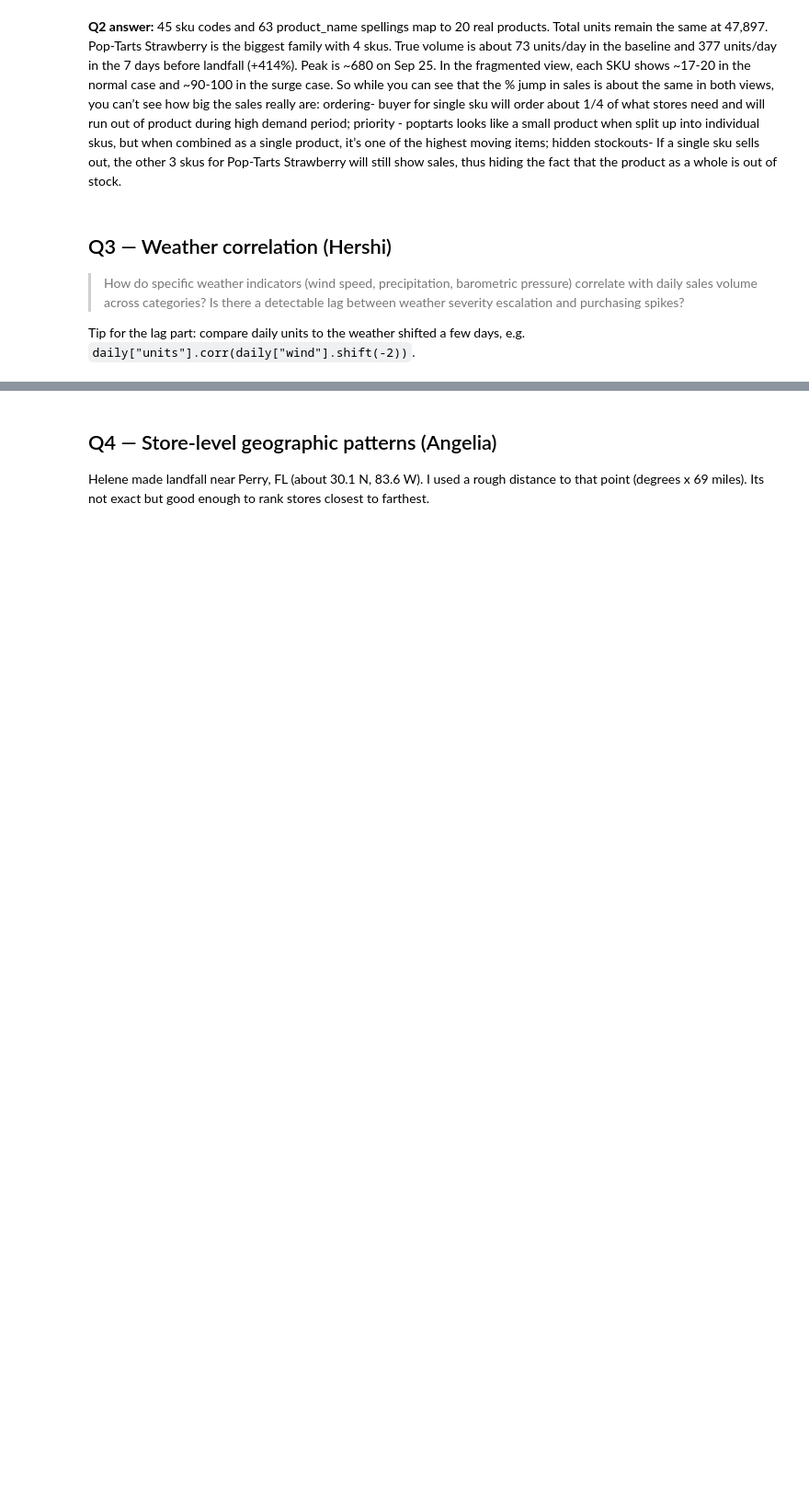
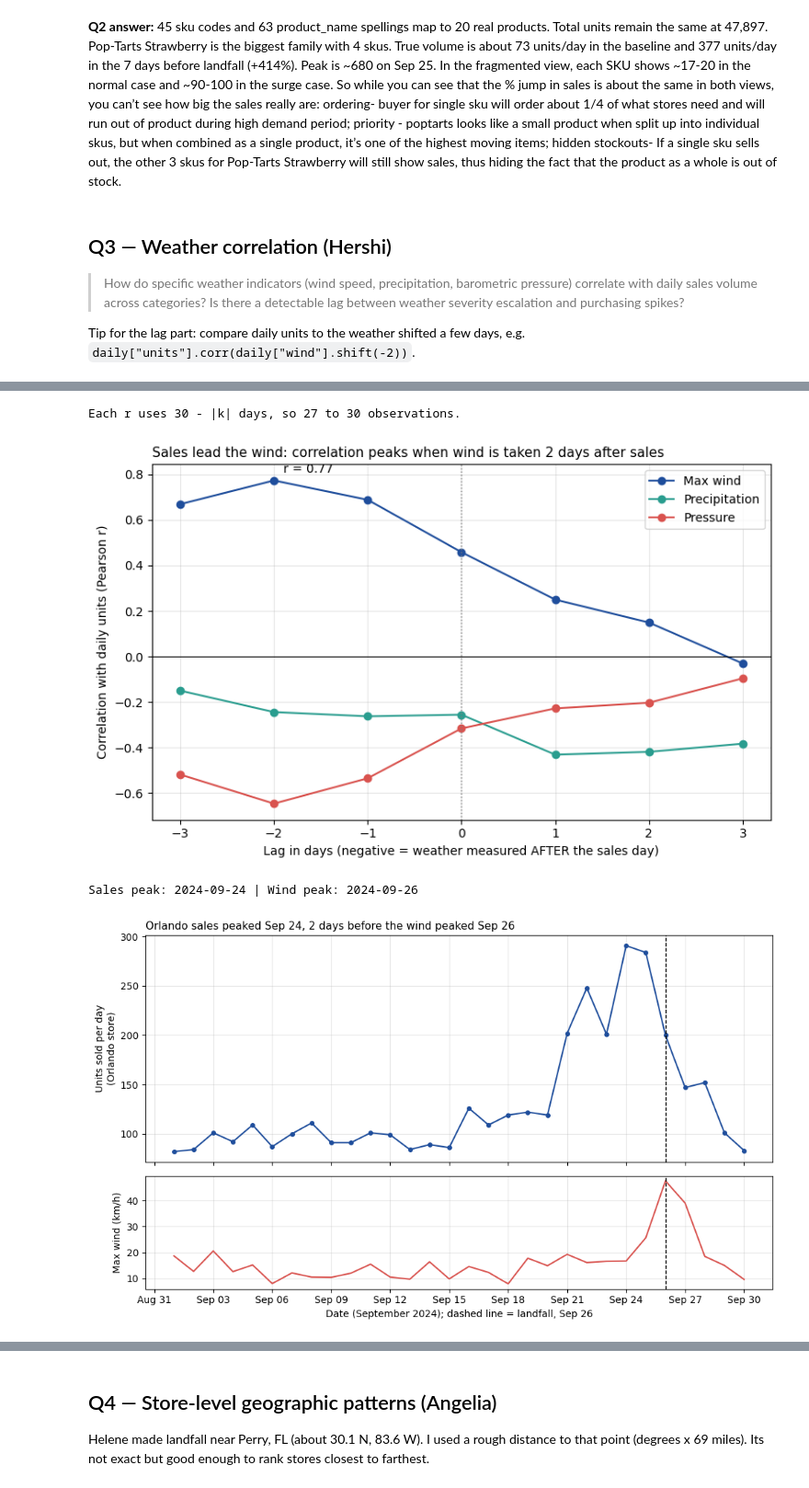
Before and after one commit to hershiaytoda/walmart-hurricane-project, a Jupyter notebook: walmart_hurricane_final.ipynb, the cells around one changed output, grey strips where cells are left out. Shown at 92% size. Saved outputs shown, nothing was run; the diff lists cells and outputs as text; code cells hidden in the pictures; blank space fills up the shorter version.

```diff
--- a/walmart_hurricane_final.ipynb
+++ b/walmart_hurricane_final.ipynb
@@ -185,0 +296,19 @@ decision_log
+# %%
+# TODO (Hershi): join daily sales to weather, check row counts
+
+daily_sales = (orlando.groupby("date")
+               .agg(units=("quantity", "sum"),
+                    revenue=("revenue", "sum"),
+                    transactions=("transaction_id", "nunique"))
+               .reset_index())
+
+daily = daily_sales.merge(weather, on="date", how="left",
+                          validate="one_to_one", indicator=True)
+
+print("Daily sales rows before join:", len(daily_sales))
+print("Rows after join:", len(daily))
+print(daily["_merge"].value_counts())
+assert len(daily) == len(daily_sales)
+assert (daily["_merge"] == "both").all()
+daily = daily.drop(columns="_merge").set_index("date")
+print("Days in correlation (n):", len(daily))
@@ -320,0 +491,51 @@ Tip for the lag part: compare daily units to the weather shifted a few days, e.g
+# %%
+# TODO (Hershi): lag analysis + chart (scatter, heatmap, or sales vs wind over time)
+# Convention: shift(k) with k>0 means weather from k days EARLIER than the sales day (weather leads).
+# k<0 means weather from later days (sales lead weather).
+
+import matplotlib.dates as mdates
+LANDFALL = pd.Timestamp("2024-09-26")   # needed by chart 3 too, in case it's also undefined
+
+lags = range(-3, 4)
+lag_tbl = pd.DataFrame({
+    "Max wind":      [daily["units"].corr(daily["windspeed_10m_max"].shift(k)) for k in lags],
+    "Precipitation": [daily["units"].corr(daily["precipitation_sum"].shift(k)) for k in lags],
+    "Pressure":      [daily["units"].corr(daily["pressure_mean_hpa"].shift(k)) for k in lags],
+}, index=pd.Index(list(lags), name="lag_days (+ = weather leads sales)"))
+display(lag_tbl.round(2))
+print("Each r uses 30 - |k| days, so 27 to 30 observations.")
+
+# Chart 2: lag profile as lines
+best = lag_tbl["Max wind"].idxmax()
+fig, ax = plt.subplots(figsize=(8, 5))
+for col, c in zip(lag_tbl.columns, ["#1f4e9c", "#2a9d8f", "#d9534f"]):
+    ax.plot(lag_tbl.index, lag_tbl[col], marker="o", color=c, label=col)
+ax.axhline(0, color="black", lw=0.8)
+ax.axvline(0, color="gray", ls=":", lw=1)
+ax.annotate(f"r = {lag_tbl.loc[best,'Max wind']:.2f}", (best, lag_tbl.loc[best, "Max wind"]),
+            textcoords="offset points", xytext=(8, 6))
+ax.set_xticks(list(lag_tbl.index))
+ax.set_xlabel("Lag in days (negative = weather measured AFTER the sales day)")
+ax.set_ylabel("Correlation with daily units (Pearson r)")
+ax.set_title(f"Sales lead the wind: correlation peaks when wind is taken {abs(best)} days after sales",
+             loc="left", fontsize=11)
+ax.legend(); ax.grid(alpha=0.3)
+plt.tight_layout(); plt.show()
+
+# Chart 3: stacked panels instead of a dual axis
+peak_s = daily["units"].idxmax(); peak_w = daily["windspeed_10m_max"].idxmax()
+print("Sales peak:", peak_s.date(), "| Wind peak:", peak_w.date())   # confirm before writing markdown
+fig, (a1, a2) = plt.subplots(2, 1, figsize=(10, 6), sharex=True, gridspec_kw={"height_ratios": [2, 1]})
+a1.plot(daily.index, daily["units"], marker="o", ms=4, color="#1f4e9c")
+a2.plot(daily.index, daily["windspeed_10m_max"], color="#d9534f")
+for a in (a1, a2):
+    a.axvline(LANDFALL, color="black", ls="--", lw=1); a.grid(alpha=0.3)
+a1.set_ylabel("Units sold per day\n(Orlando store)")
+a2.set_ylabel("Max wind (km/h)")
+a2.set_xlabel("Date (September 2024); dashed line = landfall, Sep 26")
+a2.xaxis.set_major_locator(mdates.DayLocator(interval=3))
+a2.xaxis.set_major_formatter(mdates.DateFormatter("%b %d"))
+a1.set_title(f"Orlando sales peaked {peak_s:%b %d}, {(peak_w - peak_s).days} days before the wind peaked {peak_w:%b %d}",
+             loc="left", fontsize=11)
+plt.tight_layout(); plt.show()
+# %% [output]
@@ -320,0 +551,4 @@ Tip for the lag part: compare daily units to the weather shifted a few days, e.g
+Each r uses 30 - |k| days, so 27 to 30 observations.
+[figure, added]
+Sales peak: 2024-09-24 | Wind peak: 2024-09-26
+[figure, added]
```
Also changed, not shown: parts of 15 cells of this notebook.
